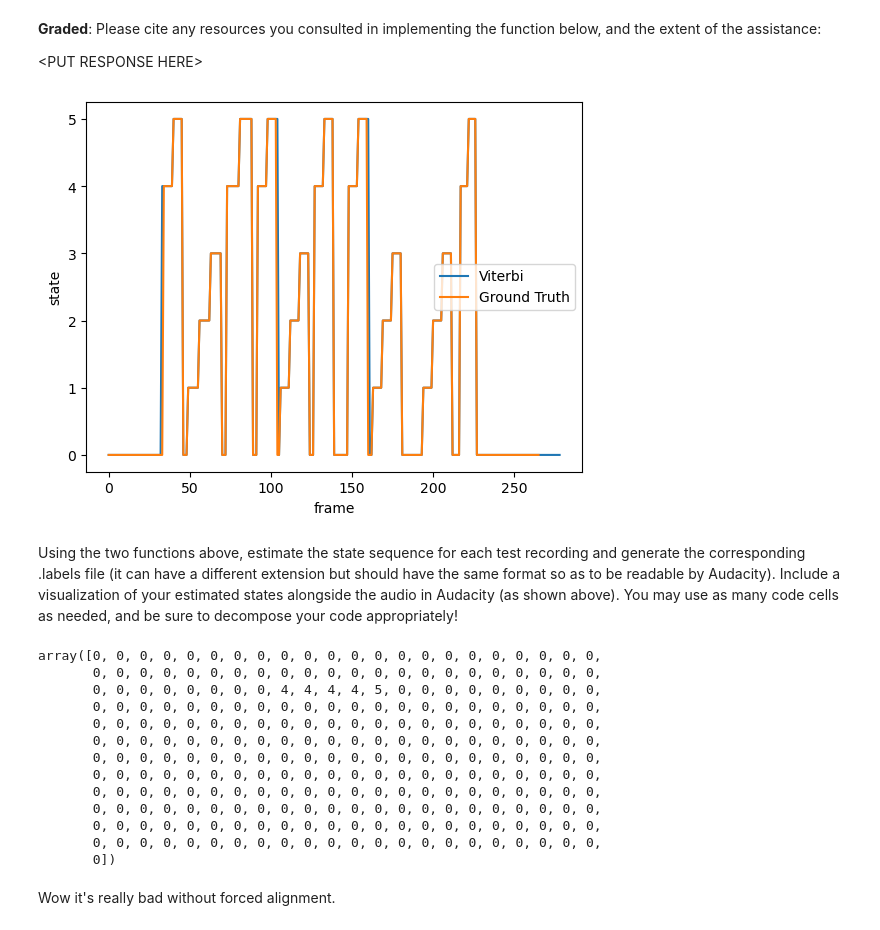
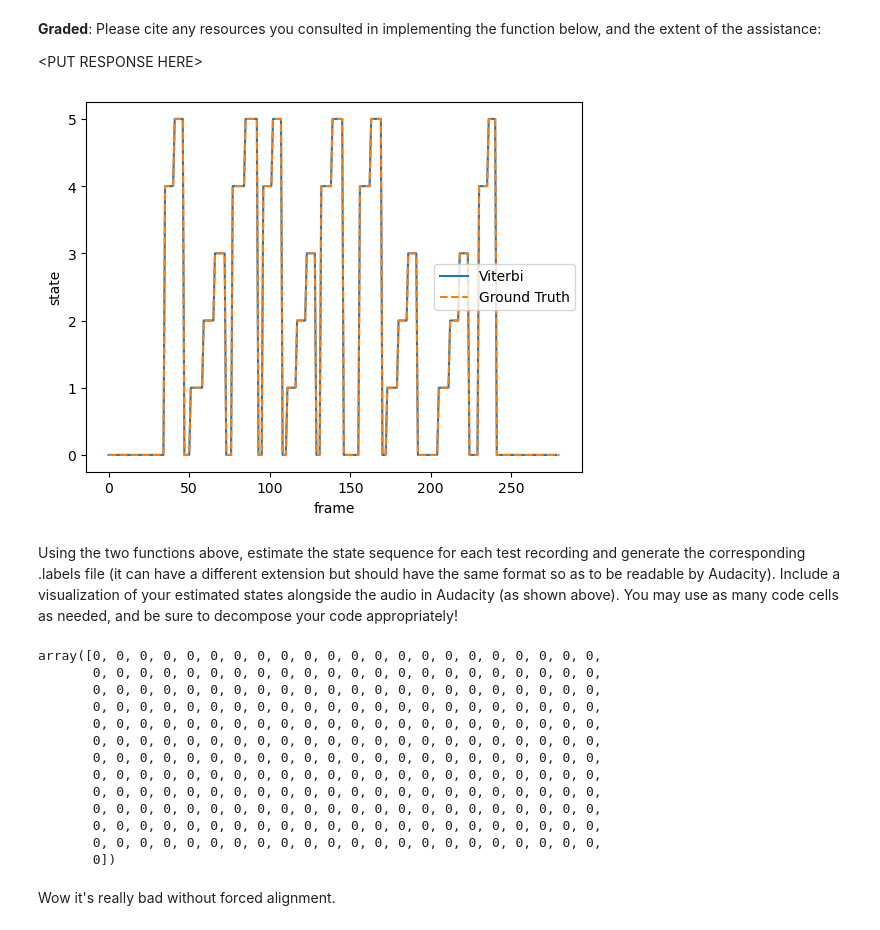
Before and after one commit to THENIROCK/toy-speech-recognizer, a Jupyter notebook: hw8.ipynb, the cells around one changed output. Saved outputs shown, nothing was run; the diff lists cells and outputs as text; code cells hidden in the pictures.

```diff
--- a/hw8.ipynb
+++ b/hw8.ipynb
@@ -139,7 +139,7 @@ def computeFeatures(audiofile):
     hop = 512
 
     audio, sr = lb.load(audiofile)
-    O = lb.feature.mfcc(y=audio, sr=sr, hop_length=hop)
+    O = lb.feature.mfcc(y=audio, sr=sr, hop_length=hop, n_fft=2048)
 
     hop_sec = hop / sr
 
@@ -193,7 +193,7 @@ getStateMapping()
 # %% [markdown]
 The function below converts a .labels file into a sequence of states per frame.  You may assume that states in a word have equal duration (e.g. if the word 'yes' lasts 1.2 seconds, you can assume that 'Y', 'EH', and 'S' each have duration 0.4 sec).
 # %%
-def getStatesFromLabelFile(labelfile, hopsize, str2id):
+def getStatesFromLabelFile(labelfile, hopsize, str2id, num_frames=None):
     """
     Reads in a label file and returns a sequence of states for each audio frame.  For any given word, it assumes
     that the constituent states all have equal duration.  For example, if the word 'yes' lasts 1.2 seconds, the constituent
@@ -203,6 +203,7 @@ def getStatesFromLabelFile(labelfile, hopsize, str2id):
       - labelfile: filepath to the .labels or .forcealign file
       - hopsize: the hop size in seconds between adjacent audio frames
       - str2id: dict that maps from the state's string representation to its numeric representation
+      - num_frames: if given, trim or pad with sil so len(S) matches MFCC frame count O.shape[1]
 
     Outputs
       - S: list containing the sequence of numeric states for each audio frame
@@ -221,10 +222,14 @@ def getStatesFromLabelFile(labelfile, hopsize, str2id):
     S = []
     for line in lines:
         parts = line.split()
+        if len(parts) < 3:
+            continue
         start = float(parts[0])
         end = float(parts[1])
 
-        frames = (end - start) // hopsize
+        # Integer frame count for this segment; round — not // — or short spans become 0 frames
+        dur = end - start
+        frames = int(np.round(dur / hopsize))
 
         state = parts[2]
         states_to_syllable = {
@@ -233,12 +238,22 @@ def getStatesFromLabelFile(labelfile, hopsize, str2id):
             'no':['N', 'OH']
         }
         syllables = states_to_syllable[state]
-
-        for syllable in syllables:
-            syllable_repeat = int(np.round(frames / len(syllables)))
-
-            for _ in range(syllable_repeat):
-              S.append(str2id[syllable])
+        ns = len(syllables)
+        if ns == 0 or frames <= 0:
+            continue
+        # Split `frames` across syllables so the counts sum exactly to `frames`
+        base, rem = divmod(frames, ns)
+        counts = [base + (1 if i < rem else 0) for i in range(ns)]
+        for syllable, cnt in zip(syllables, counts):
+            sid = str2id[syllable]
+            for _ in range(cnt):
+                S.append(sid)
+    if num_frames is not None:
+        if len(S) > num_frames:
+            S = S[:num_frames]
+        elif len(S) < num_frames:
+            pad = str2id['sil']
+            S.extend([pad] * (num_frames - len(S)))
     return S
 # %% [markdown]
 This is a good place to verify that your functions are producing correct outputs:
@@ -292,6 +309,10 @@ def getstatetransitionmat(S_list, states):
             A[curr_state, next_state] += 1
 
     # normalize rows to convert counts -> probabilities
+    # rows with no outgoing transitions produce NaNs in A, which breaks Viterbi
+    for i in range(len(states)):
+        if A[i].sum() == 0:
+            A[i, i] = 1.0  # unseen state: self-loop so rows stay valid
     row_sums = A.sum(axis=1, keepdims=True)
     A = A / row_sums
     return A
@@ -661,23 +682,23 @@ def viterbi(prob, A, pi):
 # %%
 # train
 train1_labels = Path(ANNOT_DIR, 'train1.labels')
 O, hop = computeFeatures(Path(AUDIO_DIR, 'train1.wav'))
 states, stateStr2id = getStateMapping()
 S = getStatesFromLabelFile(train1_labels, hop, stateStr2id)
 A, pi, means, covars = trainHMM([O], [S], states)
 
 # inference
 prob = calcSimilarity_multivariateGaussian(O, means, covars)
 S_est = viterbi(prob, A, pi)
 
 plt.plot(S_est)
-plt.plot(S)
+plt.plot(S, linestyle='--')
 plt.legend(['Viterbi', 'Ground Truth'])
 plt.xlabel('frame')
 plt.ylabel('state')
 plt.show()
 # %% [output]
-[figure, old version]
+[figure, new version]
 # %% [markdown]
 Using the two functions above, estimate the state sequence for each test recording and generate the corresponding .labels file (it can have a different extension but should have the same format so as to be readable by Audacity).  Include a visualization of your estimated states alongside the audio in Audacity (as shown above).  You may use as many code cells as needed, and be sure to decompose your code appropriately!
 # %%
@@ -710,7 +731,7 @@ inference(2)
 # %% [output]
 array([0, 0, 0, 0, 0, 0, 0, 0, 0, 0, 0, 0, 0, 0, 0, 0, 0, 0, 0, 0, 0, 0,
        0, 0, 0, 0, 0, 0, 0, 0, 0, 0, 0, 0, 0, 0, 0, 0, 0, 0, 0, 0, 0, 0,
-       0, 0, 0, 0, 0, 0, 0, 0, 4, 4, 4, 4, 5, 0, 0, 0, 0, 0, 0, 0, 0, 0,
+       0, 0, 0, 0, 0, 0, 0, 0, 0, 0, 0, 0, 0, 0, 0, 0, 0, 0, 0, 0, 0, 0,
        0, 0, 0, 0, 0, 0, 0, 0, 0, 0, 0, 0, 0, 0, 0, 0, 0, 0, 0, 0, 0, 0,
        0, 0, 0, 0, 0, 0, 0, 0, 0, 0, 0, 0, 0, 0, 0, 0, 0, 0, 0, 0, 0, 0,
        0, 0, 0, 0, 0, 0, 0, 0, 0, 0, 0, 0, 0, 0, 0, 0, 0, 0, 0, 0, 0, 0,
```
Also changed, not shown: parts of 20 cells of this notebook, 15 other files.
